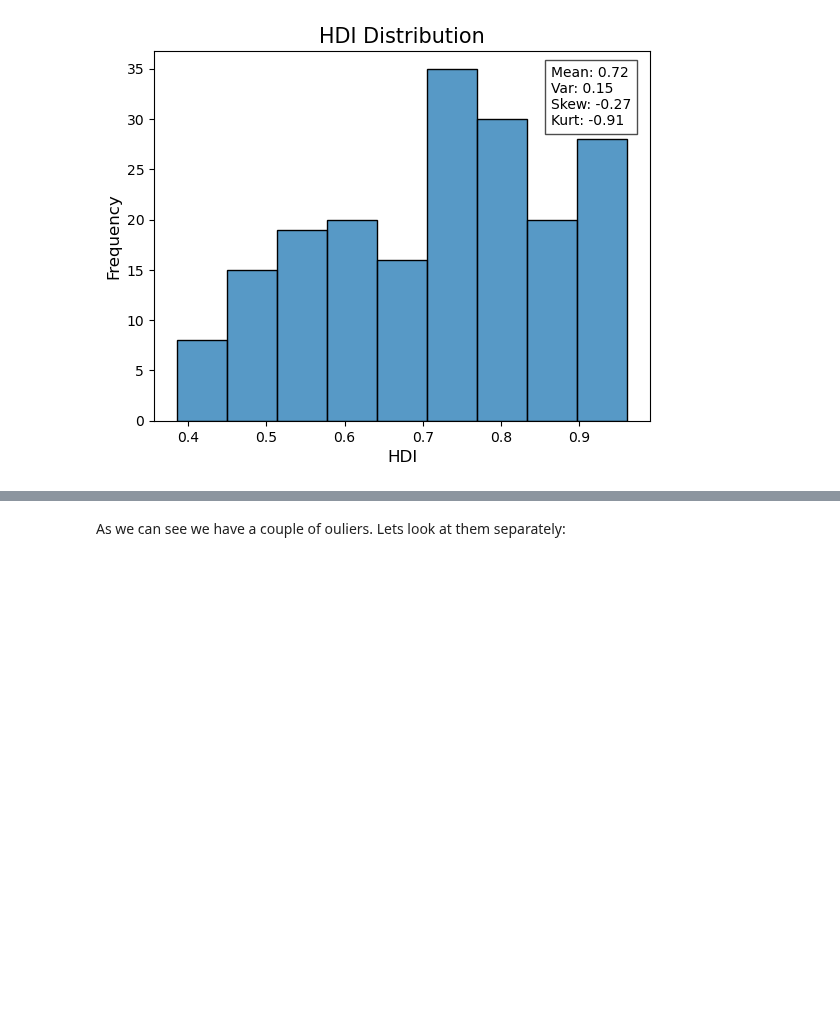
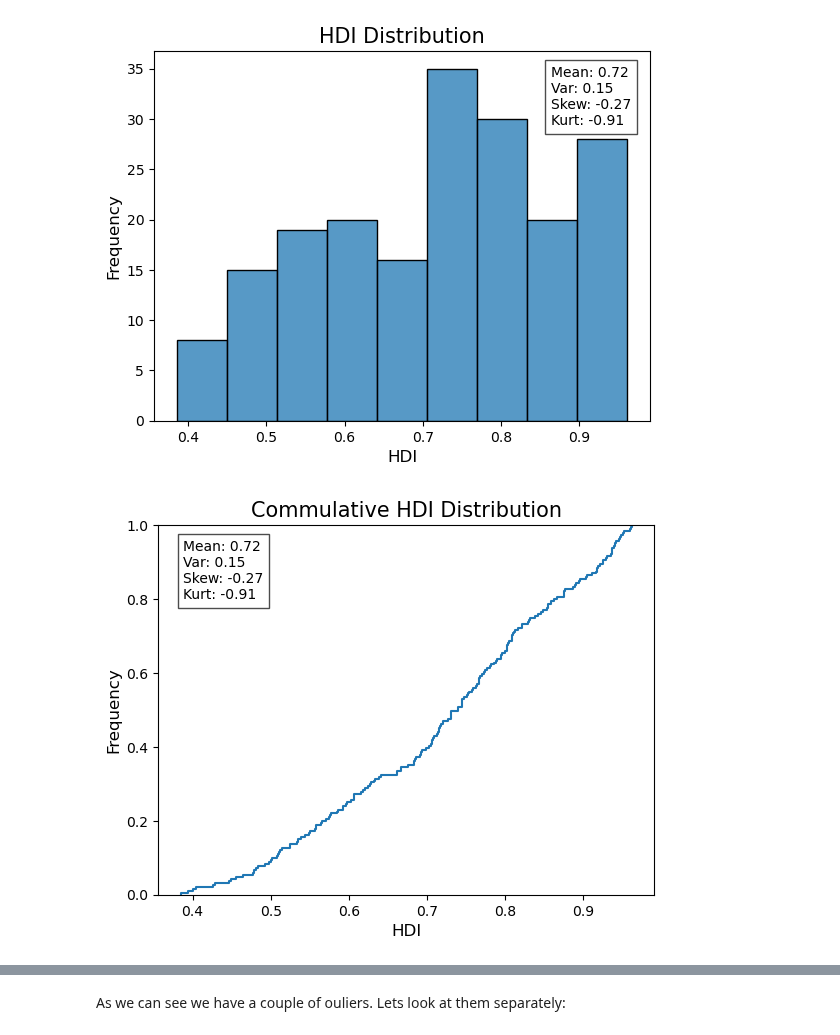
Before and after one commit to jakthehut/HDI-IQ-Analysis, a Jupyter notebook: hdi_iq_analysis.ipynb, the cells around one changed output, grey strips where cells are left out. Cells and saved outputs as stored; diff of their text form; code cells hidden in the pictures; blank space fills up the shorter version.

Commit message:
CDEF: commulative distribution

```diff
--- a/hdi_iq_analysis.ipynb
+++ b/hdi_iq_analysis.ipynb
@@ -601,6 +601,22 @@ plt.ylabel('Frequency', fontsize=12)
 plt.show()
 # %% [output]
 [figure]
+# %%
+# ECDF: empirical cumulative distribution function
+sns.ecdfplot(hdi_df['HDI'])
+mean_hdi, standard_dev_hdi, skewness_hdi, kurtosis_hdi = merged_df['HDI'].mean(), merged_df['HDI'].std(), skew(merged_df['HDI']), kurtosis(merged_df['HDI'])
+plt.text(0.05,
+         0.8,
+         'Mean: {:.2f}'.format(mean_hdi)+ '\n'+ 'Var: {:.2f}'.format(standard_dev_hdi)+ '\n'+ 'Skew: {:.2f}'.format(skewness_hdi)+ '\n'+ 'Kurt: {:.2f}'.format(kurtosis_hdi),
+         transform=plt.gca().transAxes,
+         fontsize=10,
+         bbox=dict(facecolor='white', alpha=0.7))
+plt.title('Commulative HDI Distribution', fontsize=15)
+plt.xlabel('HDI', fontsize=12)
+plt.ylabel('Frequency', fontsize=12)
+plt.show()
+# %% [output]
+[figure, added]
 # %%
 # Creating color palette for the regions
 region_col = merged_df["Region"].unique()
```
Also changed, not shown: parts of 6 cells of this notebook.
